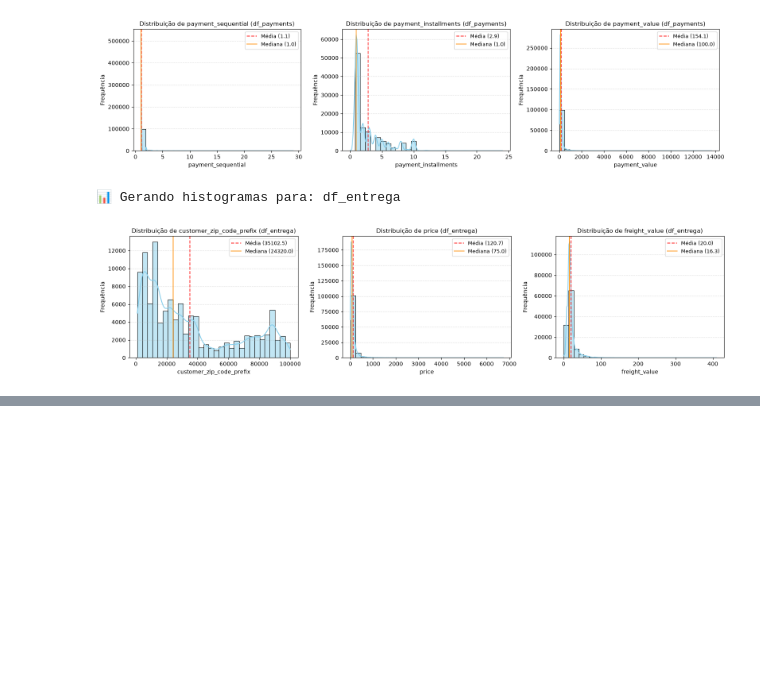
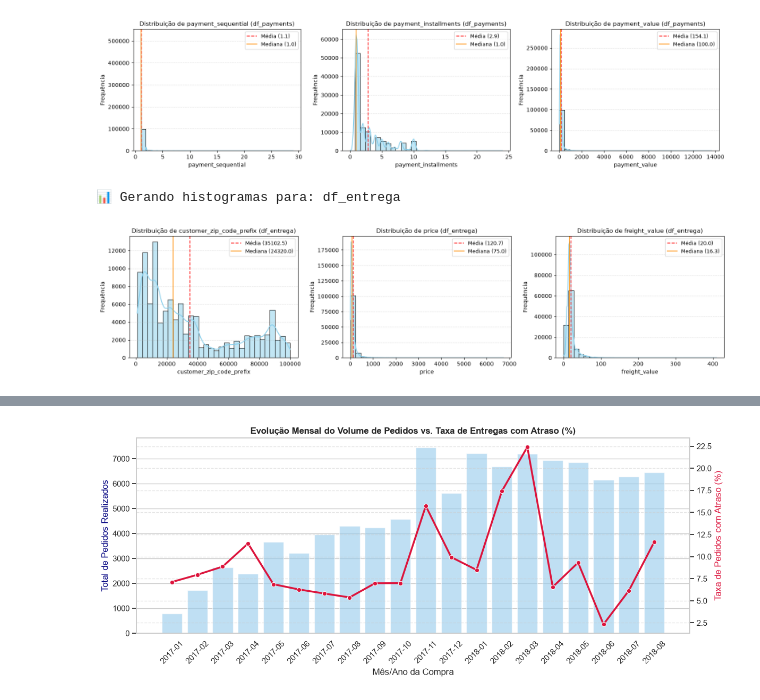
Before and after one commit to heliobrandao/projeto-tecnicas-programacao-i-py-ada, a Jupyter notebook: notebooks/analise.ipynb, the cells around one changed output, grey strips where cells are left out. Saved outputs shown, nothing was run; the diff lists cells and outputs as text; code cells hidden in the pictures; blank space fills up the shorter version.

Commit message:
feat(analise): finaliza analise exploratoria e conclusoes da pergunta 3

```diff
--- a/notebooks/analise.ipynb
+++ b/notebooks/analise.ipynb
@@ -1040,0 +916,84 @@ Subsídio de Frete Direcionado: Recomenda-se criar políticas de teto máximo de
+# %%
+# Configuração de estilo visual
+sns.set_theme(style="whitegrid")
+plt.rcParams['font.size'] = 10
+
+# ============================================================================================
+# PERGUNTA 3: Qual o comportamento do status dos pedidos e tempo de entrega ao longo do tempo?
+# Objetivo: Mapear a evolução mensal dos prazos de entrega, atrasos e status de envio
+# ============================================================================================
+
+# 0. Atribuição do DataFrame consolidado de entregas
+df = df_entrega.copy()
+
+# 1. Mapeamento explícito da coluna 'regiao' (resolve o KeyError)
+mapeamento_regiao = {
+    'SP': 'Sudeste', 'RJ': 'Sudeste', 'MG': 'Sudeste', 'ES': 'Sudeste',
+    'PR': 'Sul', 'SC': 'Sul', 'RS': 'Sul',
+    'BA': 'Nordeste', 'PE': 'Nordeste', 'CE': 'Nordeste', 'MA': 'Nordeste',
+    'PB': 'Nordeste', 'PI': 'Nordeste', 'AL': 'Nordeste', 'RN': 'Nordeste', 'SE': 'Nordeste',
+    'MT': 'Centro-Oeste', 'MS': 'Centro-Oeste', 'GO': 'Centro-Oeste', 'DF': 'Centro-Oeste',
+    'AM': 'Norte', 'PA': 'Norte', 'RO': 'Norte', 'TO': 'Norte', 'AC': 'Norte', 'AP': 'Norte', 'RR': 'Norte'
+}
+df['regiao'] = df['customer_state'].map(mapeamento_regiao)
+
+# 2. Criação de métricas temporais e colunas derivadas
+df['ano_mes'] = df['order_purchase_timestamp'].dt.to_period('M')
+df['ano_mes_str'] = df['ano_mes'].astype(str)
+
+# Filtro para período com volume estável de vendas (2017 a agosto de 2018)
+df_p3 = df[(df['ano_mes_str'] >= '2017-01') & (df['ano_mes_str'] <= '2018-08')].copy()
+
+# 3. Agregação Pandas Múltipla (.agg) por Mês/Ano
+df_resumo_temporal = df_p3.groupby('ano_mes_str').agg(
+    total_pedidos=('order_id', 'nunique'),
+    prazo_medio_real=('prazo_entrega_dias', 'mean'),
+    prazo_mediano_real=('prazo_entrega_dias', 'median'),
+    pct_atrasados=('status_pontualidade', lambda x: round((x == 'Com Atraso').mean() * 100, 2)),
+    pct_cancelados=('order_status', lambda x: round((x == 'canceled').mean() * 100, 2))
+).reset_index()
+
+# 4. Pivot Table: Evolução da Taxa de Atraso (%) por Região
+pivot_atraso_regiao = pd.pivot_table(
+    df_p3,
+    values='status_pontualidade',
+    index='ano_mes_str',
+    columns='regiao',
+    aggfunc=lambda x: round((x == 'Com Atraso').mean() * 100, 2)
+)
+
+print("--- Resumo do Desempenho Logístico Mensal (Primeiros Meses) ---")
+print(df_resumo_temporal.head(5))
+
+print("\n--- Pivot Table: Taxa de Atraso (%) por Região ---")
+print(pivot_atraso_regiao.head(5))
+
+# ============================================================================================
+# VISUALIZAÇÃO GRÁFICA DA PERGUNTA 3
+# ============================================================================================
+
+# FIGURA 1: Evolução do Volume de Pedidos vs. Taxa de Entregas com Atraso
+fig, ax1 = plt.subplots(figsize=(12, 5))
+ax2 = ax1.twinx()
+
+sns.barplot(data=df_resumo_temporal, x='ano_mes_str', y='total_pedidos', ax=ax1, color='lightskyblue', alpha=0.6)
+sns.lineplot(data=df_resumo_temporal, x='ano_mes_str', y='pct_atrasados', ax=ax2, color='crimson', marker='o', linewidth=2.5)
+
+ax1.set_title('Evolução Mensal do Volume de Pedidos vs. Taxa de Entregas com Atraso (%)', fontsize=12, fontweight='bold')
+ax1.set_xlabel('Mês/Ano da Compra')
+ax1.set_ylabel('Total de Pedidos Realizados', color='navy')
+ax2.set_ylabel('Taxa de Pedidos com Atraso (%)', color='crimson')
+ax1.tick_params(axis='x', rotation=45)
+plt.grid(axis='y', linestyle='--', alpha=0.5)
+plt.tight_layout()
+plt.show()
+
+# FIGURA 2: Matriz Temporal da Taxa de Atraso (%) por Região Geográfica
+plt.figure(figsize=(12, 5))
+sns.heatmap(pivot_atraso_regiao.T, cmap='YlOrRd', annot=True, fmt=".1f", cbar_kws={'label': '% de Pedidos Atrasados'})
+plt.title('Taxa de Atraso na Entrega (%) por Região Geográfica ao Longo do Tempo', fontsize=12, fontweight='bold')
+plt.xlabel('Mês/Ano da Compra')
+plt.ylabel('Região Geográfica')
+plt.tight_layout()
+plt.show()
+# %% [output]
@@ -1040,0 +1017 @@ Subsídio de Frete Direcionado: Recomenda-se criar políticas de teto máximo de
+[figure, added]
```
Also changed, not shown: parts of 46 cells of this notebook.
